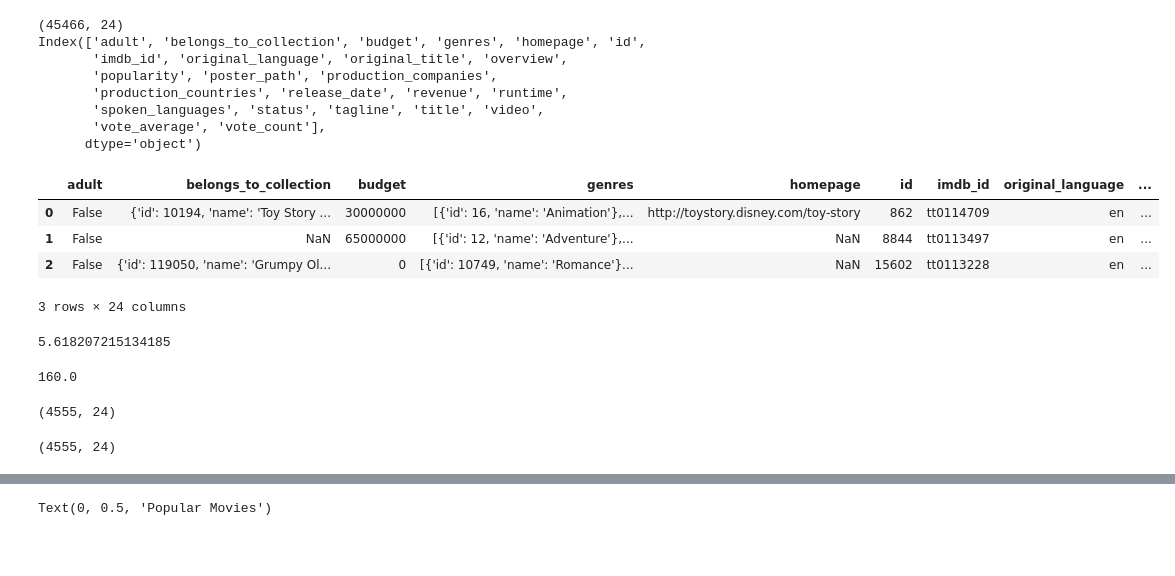
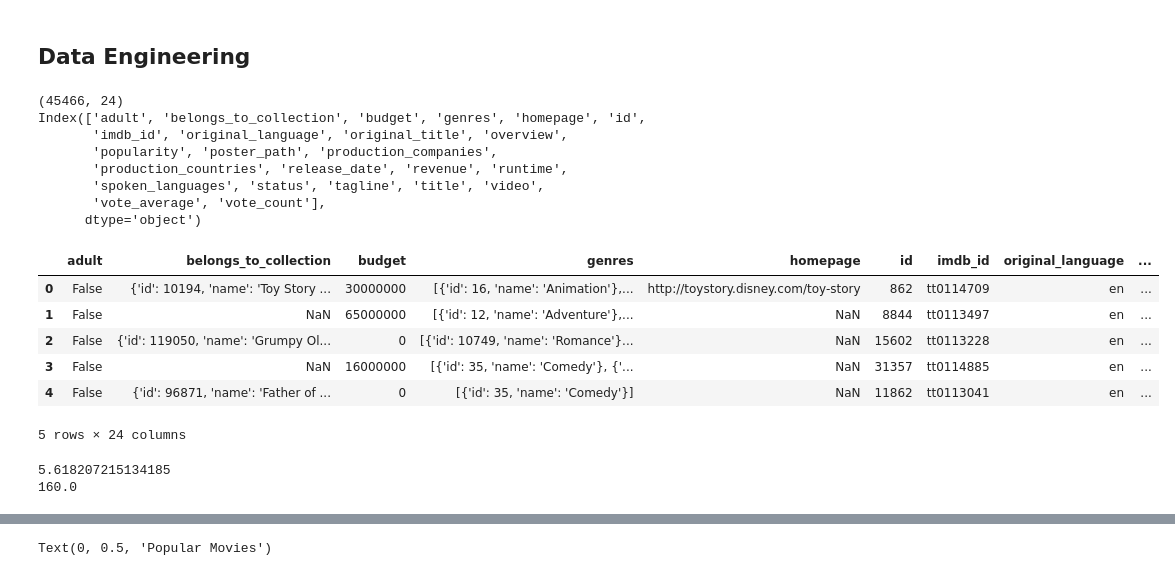
Before and after one commit to hiteshwarsingh1/Movies-Recommendation-System, a Jupyter notebook: recom.ipynb, the cells around one changed output, grey strips where cells are left out. Saved outputs shown, nothing was run; the diff lists cells and outputs as text; code cells hidden in the pictures; blank space fills up the shorter version.

```diff
--- a/recom.ipynb
+++ b/recom.ipynb
@@ -6,3 +12,5 @@ import matplotlib.pyplot as plt
+# %% [markdown]
+## Data Engineering
 # %%
 metadata = pd.read_csv("movies_metadata.csv")
 # %%
@@ -18,30 +26,20 @@ Index(['adult', 'belongs_to_collection', 'budget', 'genres', 'homepage', 'id',
        'vote_average', 'vote_count'],
       dtype='object')
 # %%
-metadata.head(3)
+metadata.head()
 # %% [output]
 |  | adult | belongs_to_collection | budget | genres | homepage | id | imdb_id | original_language | ... |
 | 0 | False | {'id': 10194, 'name': 'Toy Story ... | 30000000 | [{'id': 16, 'name': 'Animation'},... | http://toystory.disney.com/toy-story | 862 | tt0114709 | en | ... |
 | 1 | False | NaN | 65000000 | [{'id': 12, 'name': 'Adventure'},... | NaN | 8844 | tt0113497 | en | ... |
 | 2 | False | {'id': 119050, 'name': 'Grumpy Ol... | 0 | [{'id': 10749, 'name': 'Romance'}... | NaN | 15602 | tt0113228 | en | ... |
+| 3 | False | NaN | 16000000 | [{'id': 35, 'name': 'Comedy'}, {'... | NaN | 31357 | tt0114885 | en | ... |
+| 4 | False | {'id': 96871, 'name': 'Father of ... | 0 | [{'id': 35, 'name': 'Comedy'}] | NaN | 11862 | tt0113041 | en | ... |
-3 rows × 24 columns
+5 rows × 24 columns
-# %%
-C = metadata['vote_average'].mean()
-print(C)
-# %% [output]
-5.618207215134185
 # %%
-m = metadata['vote_count'].quantile(0.90)
-print(m)
+vote_average_mean = metadata['vote_average'].mean()
+vote_count_quantile = metadata['vote_count'].quantile(0.90) #check this out
+print(vote_average_mean)
+print(vote_count_quantile)
 # %% [output]
+5.618207215134185
 160.0
-# %%
-q_movies = metadata.copy().loc[metadata['vote_count'] >= m]
-q_movies.shape
-# %% [output]
-(4555, 24)
-# %%
-q_movies = q_movies[:5000]
-q_movies.shape
-# %% [output]
-(4555, 24)
```
Also changed, not shown: parts of 87 cells of this notebook, 1 other file.
